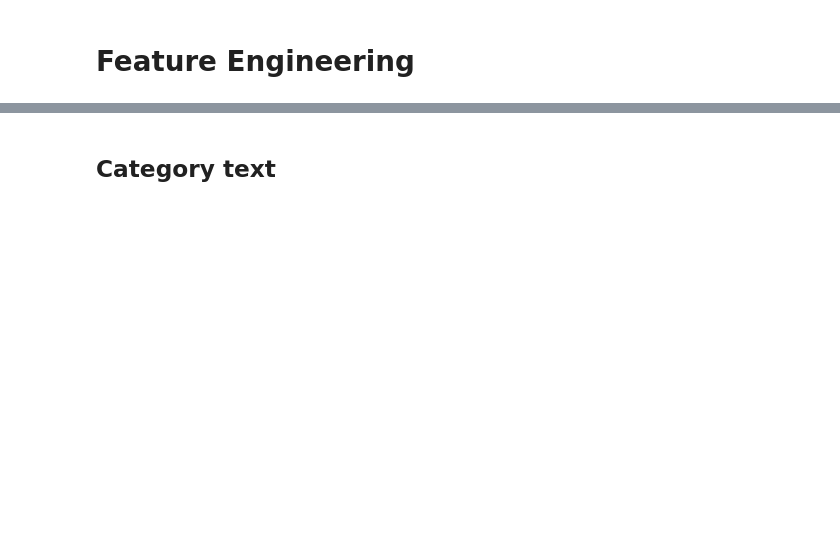
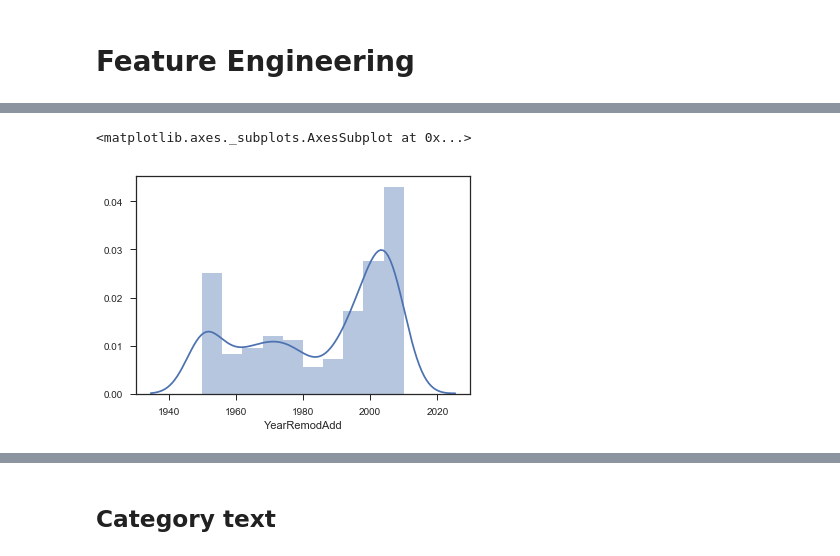
Before and after one commit to tnmichael309/Data-Analysis-Tool, a Jupyter notebook: notebook.ipynb, the cells around one changed output, grey strips where cells are left out. Saved outputs shown, nothing was run; the diff lists cells and outputs as text; code cells hidden in the pictures; blank space fills up the shorter version.

```diff
--- a/notebook.ipynb
+++ b/notebook.ipynb
@@ -224,0 +510,5 @@ plot_outliers(outlier_dict)
+# %%
+sns.distplot(sml.train['YearRemodAdd'])
+# %% [output]
+<matplotlib.axes._subplots.AxesSubplot at 0x...>
+[figure, added]
```
Also changed, not shown: parts of 66 cells of this notebook, 4 other files.
